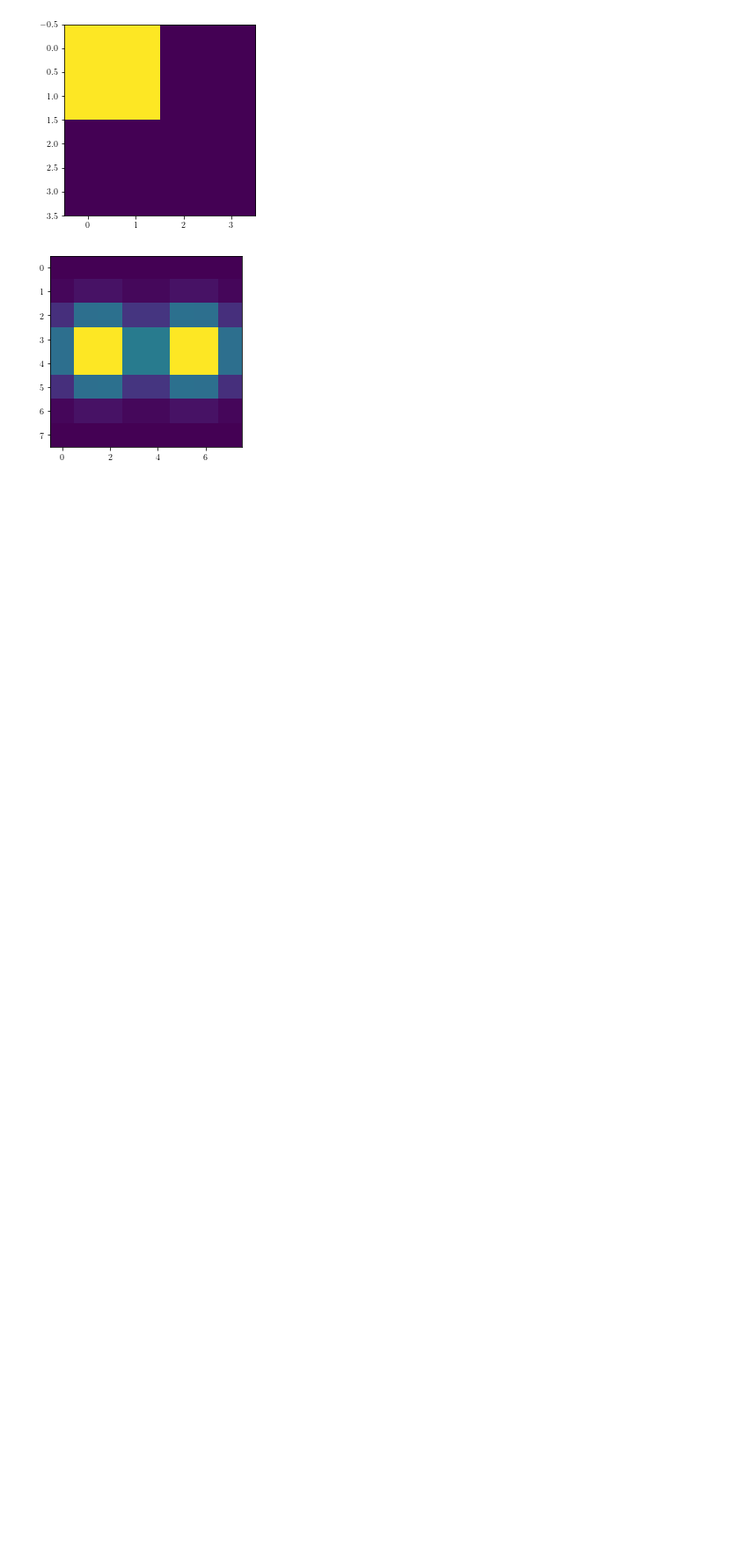
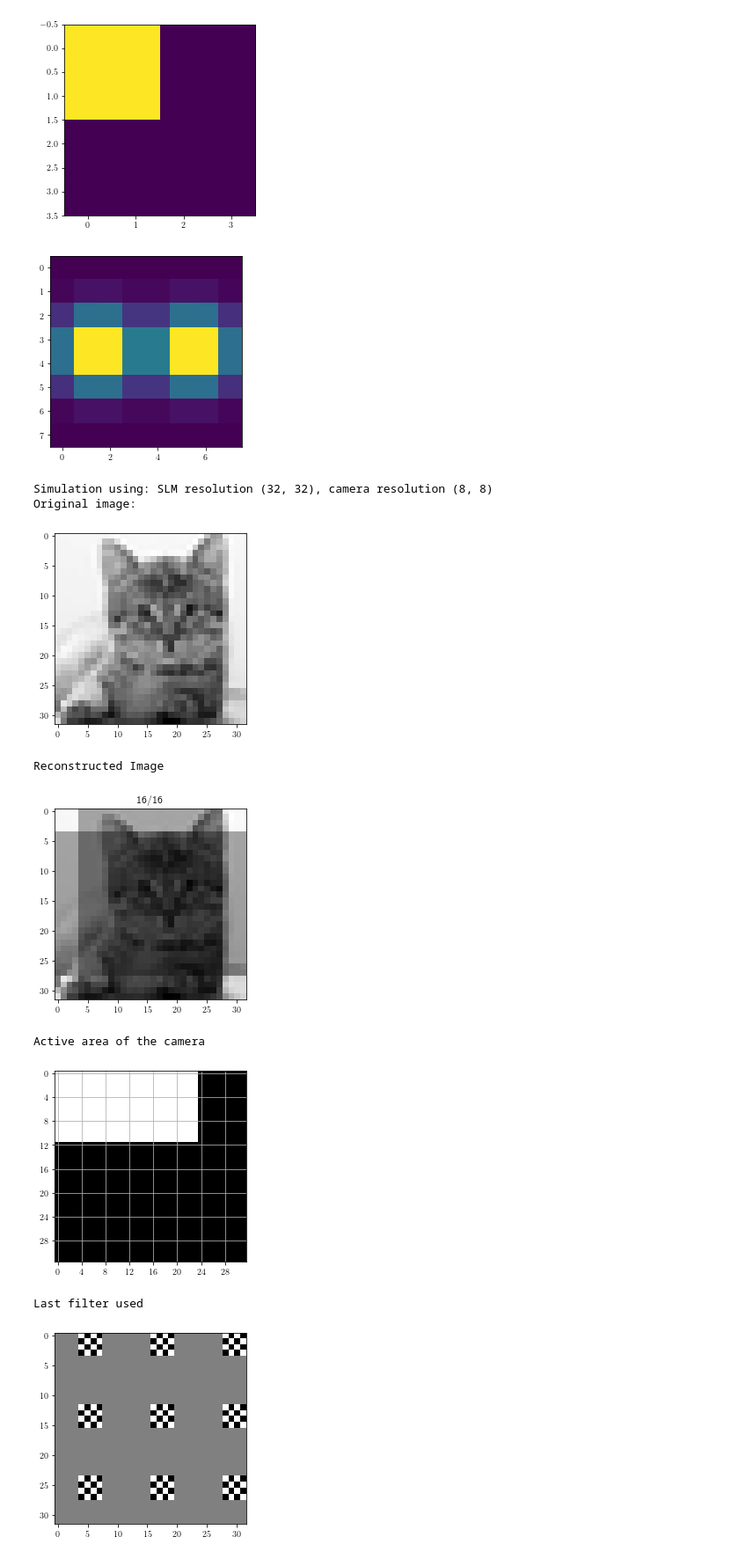
Before and after one commit to rstanuwijaya/jensen-lab-analysis, a Jupyter notebook: notebooks/newgdi.ipynb, the cells around one changed output. Shown: that part at 88% size. Drawn from its saved outputs; the diff is of its cells as text; code cells hidden in the pictures; blank space fills up the shorter version.

```diff
--- a/notebooks/newgdi.ipynb
+++ b/notebooks/newgdi.ipynb
@@ -332,3 +332,67 @@ plt.imshow(At.sum(axis=0).reshape(slm_res))
 plt.show()
 # %% [output]
 [figure]
+# %%
+# image reconstruction simulation
+
+# define simulation parameters
+path = '../common/cat.png'
+slm_res = (32, 32)
+cam_res = (8, 8)
+mac_res = (4, 4)
+shift = (0, 0)
+n = 16
+sigma = 6 # 0 for ideal calibration matrix
+
+# create simulation and run it
+print(f"Simulation using: SLM resolution {slm_res}, camera resolution {cam_res}")
+sim = GhostSimulator(path, slm_res, cam_res, mac_res, n, shift=shift, sigma=sigma, method='zigzag')
+cnt = sim.run_simulation()
+
+# show original image
+print("Original image:")
+plt.imshow(sim.T, vmax=sim.T.flatten().max(), cmap='gray')
+plt.show()
+
+# show reconstructed image
+print("Reconstructed Image")
+plt.title(f"{n}/{prod(mac_res)}")
+plt.imshow(np.abs(sim.G2), cmap='gray')
+plt.show()
+
+# show active area of the camera
+print("Active area of the camera")
+# plt.imshow(sim.At.sum(axis=0).reshape(sim.shape_slm), cmap='gray')
+# sim.A, sim.At = sim.generate_cali_matrix_ideal2()
+plt.imshow((sim.At[9]+sim.At[12]).reshape(sim.shape_slm), cmap='gray')
+plt.grid()
+plt.xticks(np.arange(0, 32, 4))
+plt.yticks(np.arange(0, 32, 4))
+plt.show()
+
+
+
+# # show hadamard matrix
+# print("Hadamard matrix")
+# plt.imshow(sim.h, vmin=-1, vmax=1, cmap='gray')
+# plt.show()
+
+# show the last filter used
+print("Last filter used")
+plt.imshow(sim.generate_filter2(9*15+1), cmap='gray')
+plt.show()
+
+plt.imshow(sim.generate_filter(15), cmap='gray')
+plt.show()
+
+print(cnt)
+# %% [output]
+Simulation using: SLM resolution (32, 32), camera resolution (8, 8)
+Original image:
+[figure, added]
+Reconstructed Image
+[figure, added]
+Active area of the camera
+[figure, added]
+Last filter used
+[figure, added]
```
Also changed, not shown: parts of 2 cells of this notebook, 4 other files.
